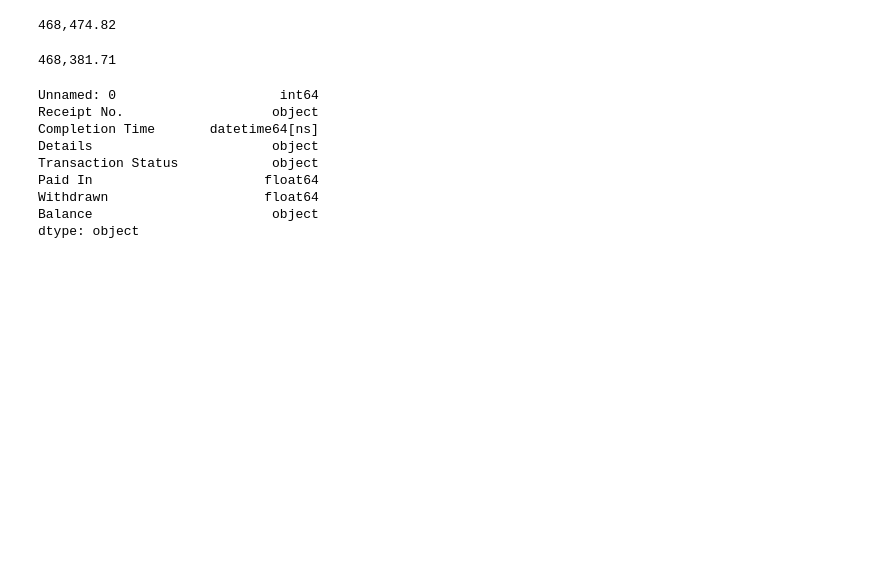
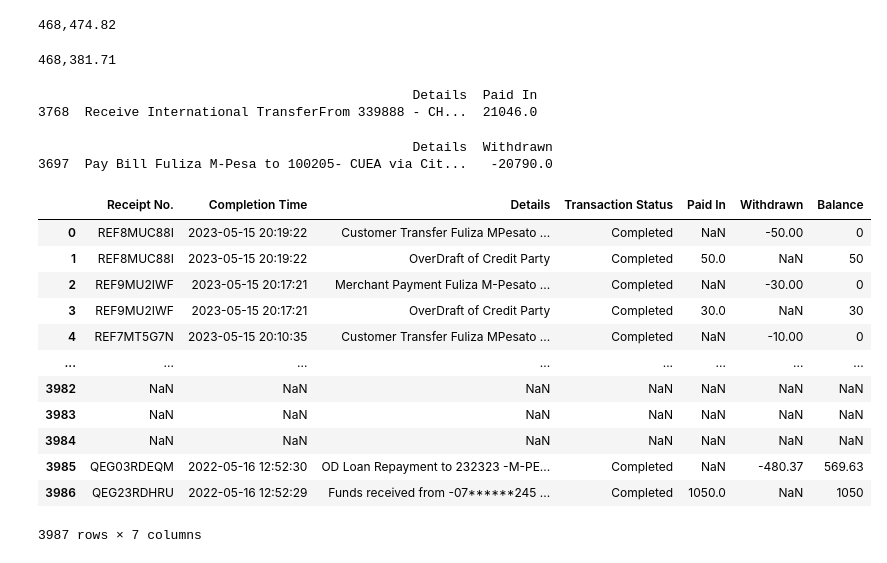
Before and after one commit to Murega14/mpesa_statement_analysis, a Jupyter notebook: mpesa.ipynb, the cells around one changed output. Saved outputs shown, nothing was run; the diff lists cells and outputs as text; code cells hidden in the pictures; blank space fills up the shorter version.

```diff
--- a/mpesa.ipynb
+++ b/mpesa.ipynb
@@ -79,12 +65,32 @@ df2['Completion Time'] = pd.to_datetime(df2['Completion Time'])
-# %%
-df2.dtypes
-# %% [output]
-Unnamed: 0                     int64
-Receipt No.                   object
-Completion Time       datetime64[ns]
-Details                       object
-Transaction Status            object
-Paid In                      float64
-Withdrawn                    float64
-Balance                       object
-dtype: object
+# %%
+#showing the highest amount received
+highest_amount_row = df[df['Paid In'] == df['Paid In'].max()]
+highest_amount_details = highest_amount_row[['Details', 'Paid In']]
+print(highest_amount_details)
+# %% [output]
+                                                Details  Paid In
+3768  Receive International TransferFrom 339888 - CH...  21046.0
+# %%
+#showing the highest amount spent
+highest_spent_row = df[df['Withdrawn']  == df['Withdrawn'].min()]
+highest_spent_details = highest_spent_row[['Details', 'Withdrawn']]
+print(highest_spent_details)
+# %% [output]
+                                                Details  Withdrawn
+3697  Pay Bill Fuliza M-Pesa to 100205- CUEA via Cit...   -20790.0
+# %%
+df
+# %% [output]
+|  | Receipt No. | Completion Time | Details | Transaction Status | Paid In | Withdrawn | Balance |
+| 0 | REF8MUC88I | 2023-05-15 20:19:22 | Customer Transfer Fuliza MPesato ... | Completed | NaN | -50.00 | 0 |
+| 1 | REF8MUC88I | 2023-05-15 20:19:22 | OverDraft of Credit Party | Completed | 50.0 | NaN | 50 |
+| 2 | REF9MU2IWF | 2023-05-15 20:17:21 | Merchant Payment Fuliza M-Pesato ... | Completed | NaN | -30.00 | 0 |
+| 3 | REF9MU2IWF | 2023-05-15 20:17:21 | OverDraft of Credit Party | Completed | 30.0 | NaN | 30 |
+| 4 | REF7MT5G7N | 2023-05-15 20:10:35 | Customer Transfer Fuliza MPesato ... | Completed | NaN | -10.00 | 0 |
+| ... | ... | ... | ... | ... | ... | ... | ... |
+| 3982 | NaN | NaN | NaN | NaN | NaN | NaN | NaN |
+| 3983 | NaN | NaN | NaN | NaN | NaN | NaN | NaN |
+| 3984 | NaN | NaN | NaN | NaN | NaN | NaN | NaN |
+| 3985 | QEG03RDEQM | 2022-05-16 12:52:30 | OD Loan Repayment to 232323 -M-PE... | Completed | NaN | -480.37 | 569.63 |
+| 3986 | QEG23RDHRU | 2022-05-16 12:52:29 | Funds received from -07******245 ... | Completed | 1050.0 | NaN | 1050 |
+3987 rows × 7 columns
```
Also changed, not shown: parts of 25 cells of this notebook, 2 other files.
